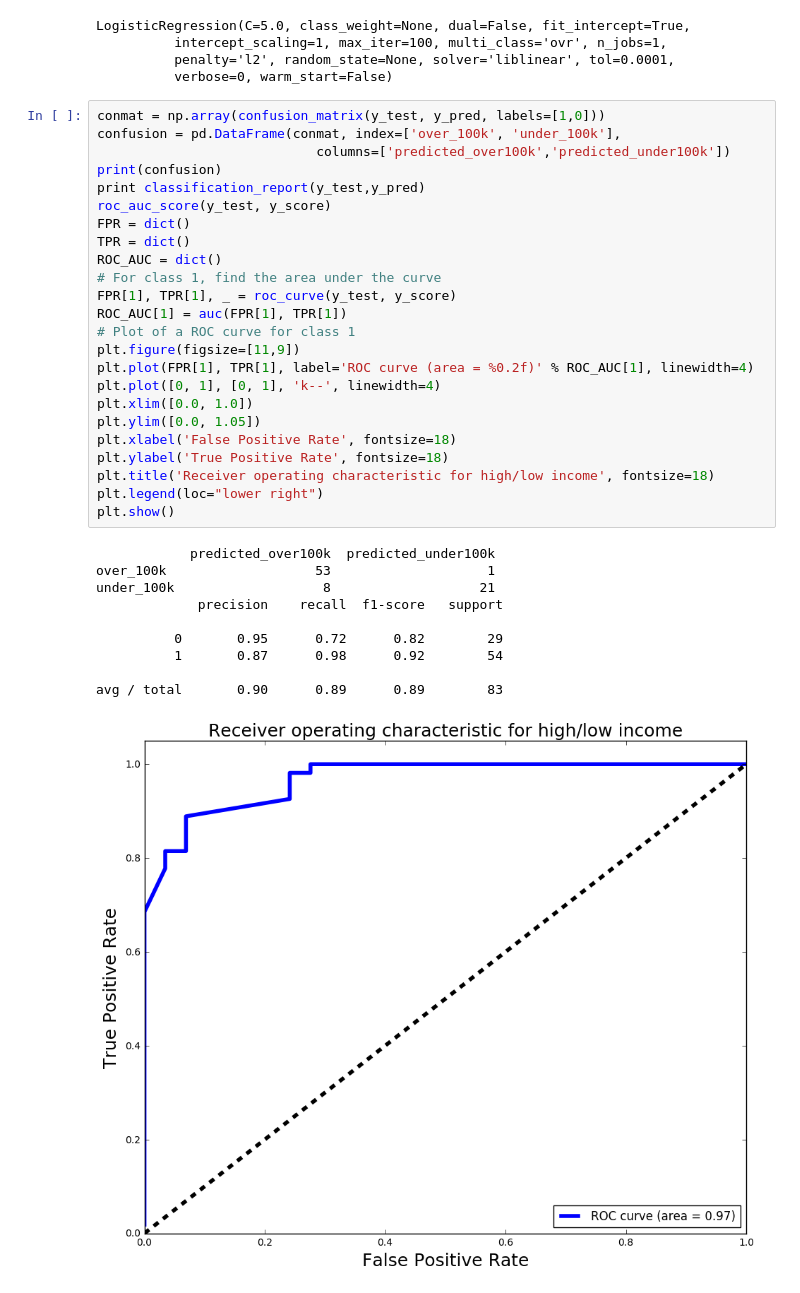
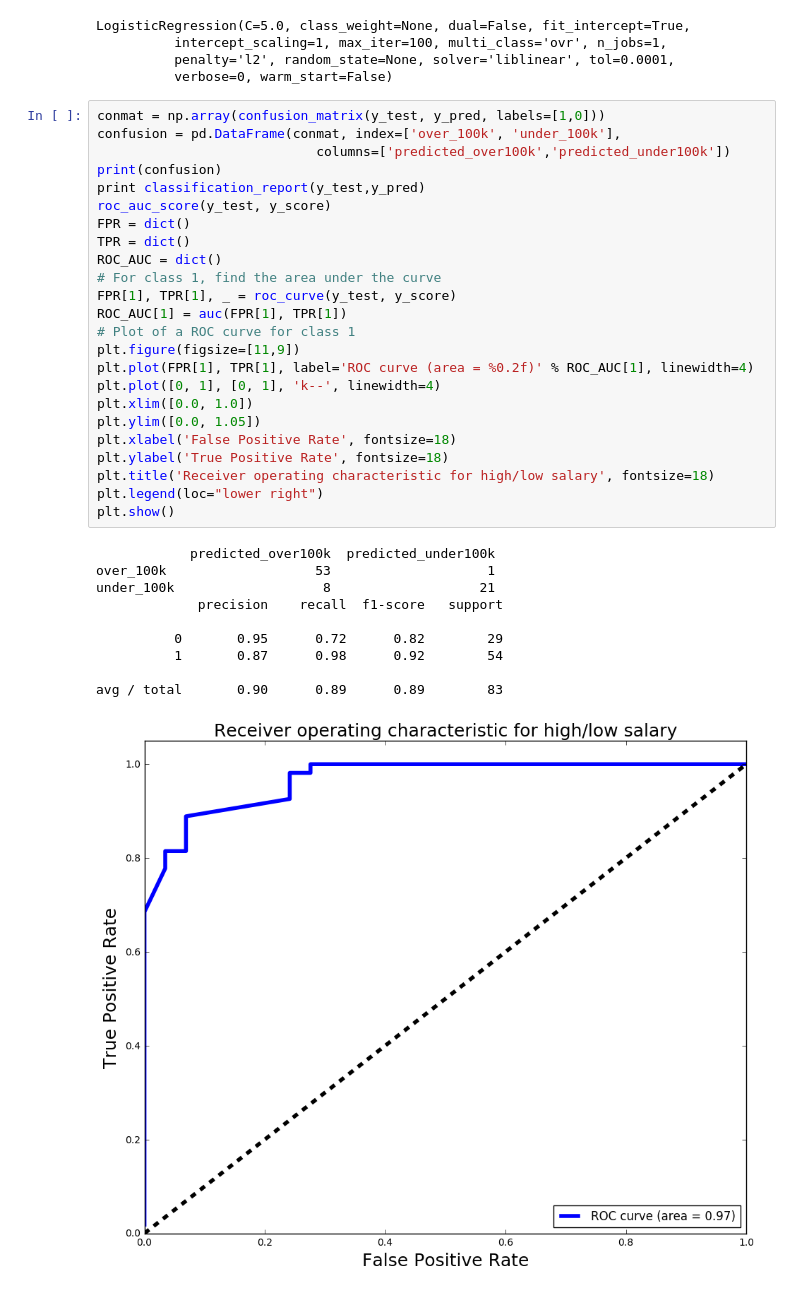
Before and after one commit to spockl/GA-DSI, a Jupyter notebook: projects/projects-weekly/project-04/Pocklington_Project4.ipynb, the cells around one changed output. Drawn from its saved outputs; the diff is of its cells as text.

```diff
--- a/projects/projects-weekly/project-04/Pocklington_Project4.ipynb
+++ b/projects/projects-weekly/project-04/Pocklington_Project4.ipynb
@@ -370,32 +370,32 @@ confusion = pd.DataFrame(conmat, index=['over_100k', 'under_100k'],
                             columns=['predicted_over100k','predicted_under100k'])
 print(confusion)
 print classification_report(y_test,y_pred)
 roc_auc_score(y_test, y_score)
 FPR = dict()
 TPR = dict()
 ROC_AUC = dict()
 # For class 1, find the area under the curve
 FPR[1], TPR[1], _ = roc_curve(y_test, y_score)
 ROC_AUC[1] = auc(FPR[1], TPR[1])
 # Plot of a ROC curve for class 1
 plt.figure(figsize=[11,9])
 plt.plot(FPR[1], TPR[1], label='ROC curve (area = %0.2f)' % ROC_AUC[1], linewidth=4)
 plt.plot([0, 1], [0, 1], 'k--', linewidth=4)
 plt.xlim([0.0, 1.0])
 plt.ylim([0.0, 1.05])
 plt.xlabel('False Positive Rate', fontsize=18)
 plt.ylabel('True Positive Rate', fontsize=18)
-plt.title('Receiver operating characteristic for high/low income', fontsize=18)
+plt.title('Receiver operating characteristic for high/low salary', fontsize=18)
 plt.legend(loc="lower right")
 plt.show()
 # %% [output]
             predicted_over100k  predicted_under100k
 over_100k                   53                    1
 under_100k                   8                   21
              precision    recall  f1-score   support
 
           0       0.95      0.72      0.82        29
           1       0.87      0.98      0.92        54
 
 avg / total       0.90      0.89      0.89        83
-[figure, old version]
+[figure, new version]
```
Also changed, not shown: parts of 1 cell of this notebook.
